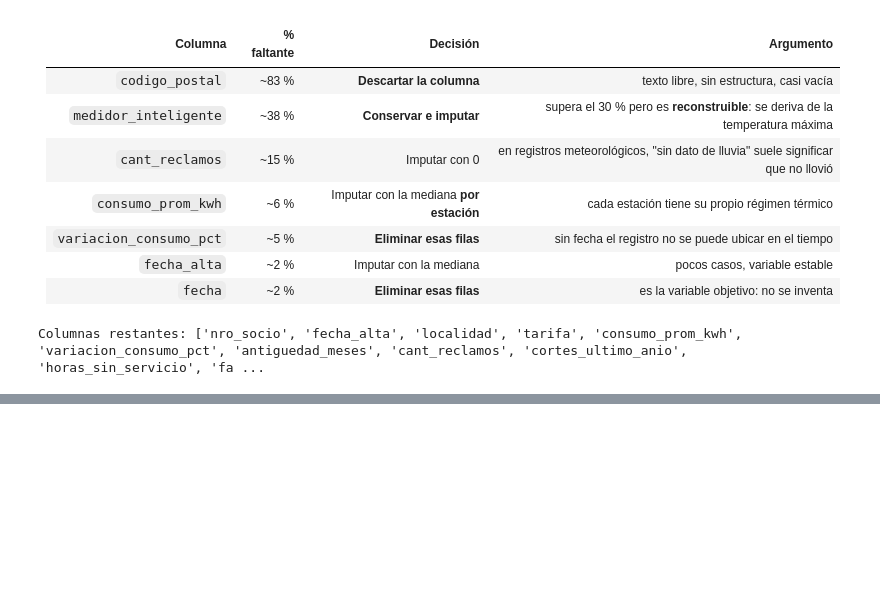
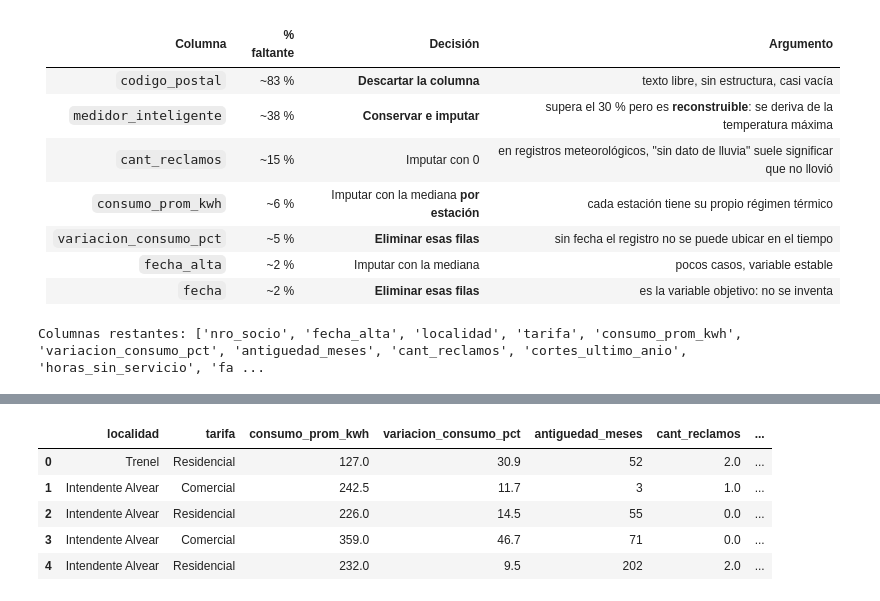
Before and after one commit to HeroedelGin/LabAI, a Jupyter notebook: Proyecto_integrador_G7.ipynb, the cells around one changed output, grey strips where cells are left out. Cells and saved outputs as stored; diff of their text form; code cells hidden in the pictures; blank space fills up the shorter version.

```diff
--- a/Proyecto_integrador_G7.ipynb
+++ b/Proyecto_integrador_G7.ipynb
@@ -8,7 +12,7 @@ df = pd.read_csv(r'D:\Facultad\facultad_git\Laboratorio AI\LabAI\abandono_coop.c
 # %%
 CODIGOS_FALTANTES = ['', ' ', 'N/D', 'n/d', 's/d', 'S/D', '-', '--', 'NULL', 'sin dato']
 
-df = pd.read_csv(r'D:\Facultad\facultad_git\Laboratorio AI\LabAI\abandono_coop.csv',
+df = pd.read_csv(r'C:\Users\Tadeo\Desktop\Proy_Lab_IA\LabAI\abandono_coop.csv',
     sep=';',
     decimal=',',
     na_values=CODIGOS_FALTANTES,
@@ -315,10 +325,3 @@ df = df.drop(columns=['codigo_postal', 'fecha'])
 print("Columnas restantes:", list(df.columns))
 # %% [output]
 Columnas restantes: ['nro_socio', 'fecha_alta', 'localidad', 'tarifa', 'consumo_prom_kwh', 'variacion_consumo_pct', 'antiguedad_meses', 'cant_reclamos', 'cortes_ultimo_anio', 'horas_sin_servicio', 'fa ...
-# %%
-# consumo_prom_kwh: mediana calculada por localidad
-df['consumo_prom_kwh'] = df.groupby('localidad')['consumo_prom_kwh'].transform(lambda s: s.fillna(s.median()))
-
-
-
-df.isna().sum()
@@ -343,0 +332,20 @@ dtype: int64
+# %%
+
+
+    # 1 cant_reclamos: ausencia de registro equivale a 0 reclamos
+df['cant_reclamos'] = df['cant_reclamos'].fillna(0)
+
+    # 2 consumo_prom_kwh: mediana por tipo de tarifa (un comercio no consume como un hogar)
+df['consumo_prom_kwh'] = df.groupby('tarifa')['consumo_prom_kwh'].transform(lambda s: s.fillna(s.median()))
+
+    # 3 variacion_consumo_pct: mediana global de la variación
+df['variacion_consumo_pct'] = df['variacion_consumo_pct'].fillna(df['variacion_consumo_pct'].median())
+
+    # 4 medidor_inteligente: categoría 'Desconocido' (o 'No')
+df['medidor_inteligente'] = df['medidor_inteligente'].fillna('Desconocido')
+
+    # 5 Descartamos identificadores y fechas redundantes para el modelo
+df = df.drop(columns=['nro_socio', 'fecha_alta'], errors='ignore')
+
+    # 6   Verificamos que no queden valores nulos
+df.isna().sum()
@@ -343,0 +369,9 @@ dtype: int64
+# %%
+df.head()
+# %% [output]
+|  | localidad | tarifa | consumo_prom_kwh | variacion_consumo_pct | antiguedad_meses | cant_reclamos | ... |
+| 0 | Trenel | Residencial | 127.0 | 30.9 | 52 | 2.0 | ... |
+| 1 | Intendente Alvear | Comercial | 242.5 | 11.7 | 3 | 1.0 | ... |
+| 2 | Intendente Alvear | Residencial | 226.0 | 14.5 | 55 | 0.0 | ... |
+| 3 | Intendente Alvear | Comercial | 359.0 | 46.7 | 71 | 0.0 | ... |
+| 4 | Intendente Alvear | Residencial | 232.0 | 9.5 | 202 | 2.0 | ... |
```
Also changed, not shown: parts of 18 cells of this notebook.
